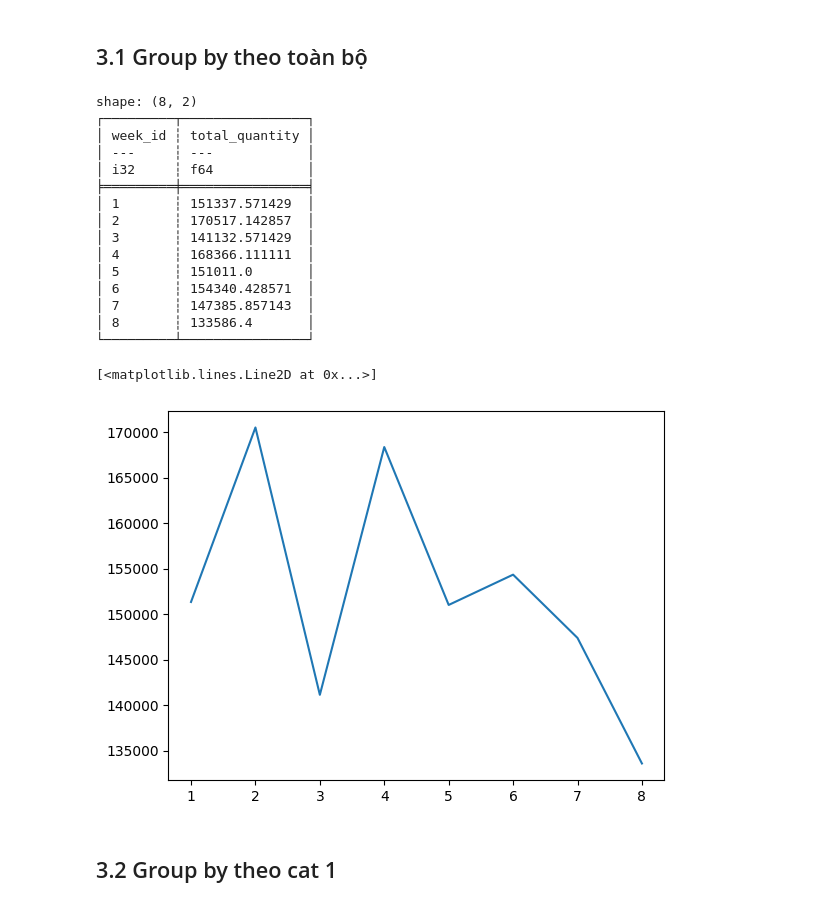
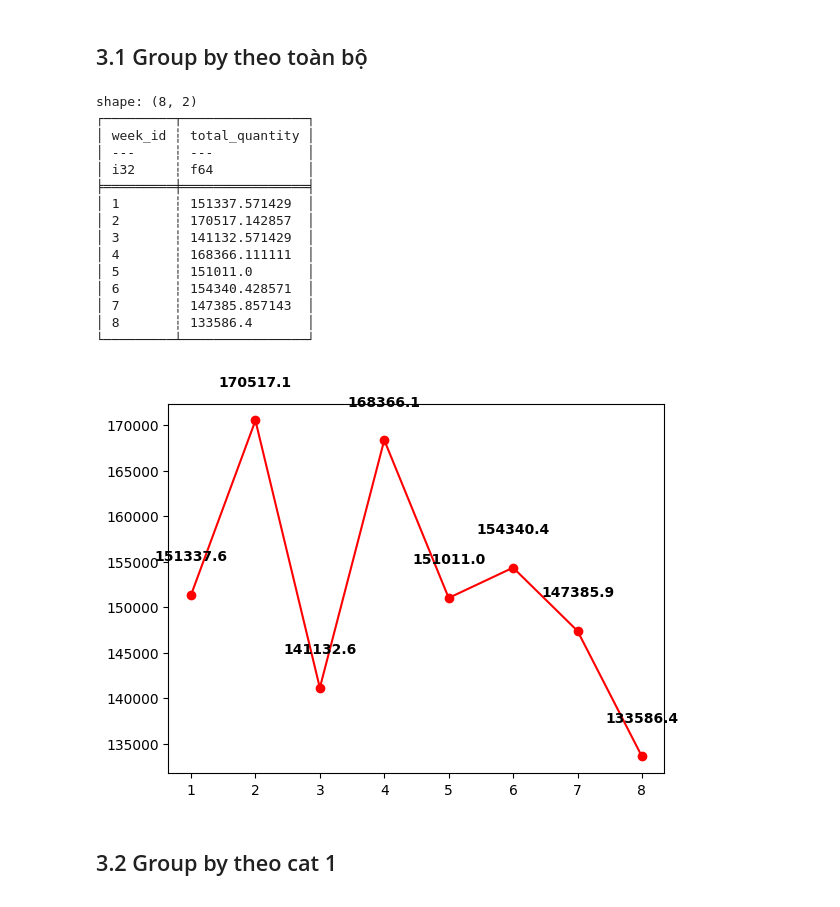
Before and after one commit to PhamThinh-Zoro/Group-3-CS116.Q21.KHTN, a Jupyter notebook: BT4/thinh.ipynb, the cells around one changed output. Cells and saved outputs as stored; diff of their text form; code cells hidden in the pictures.

```diff
--- a/BT4/thinh.ipynb
+++ b/BT4/thinh.ipynb
@@ -99,30 +100,32 @@ shape: (5, 7)
 # %%
 df_combo = df_final.group_by('week_id').agg(
     pl.col("normalized_quantity").sum().alias("total_quantity")
 )
 
 df_combo=df_combo.sort('week_id')
 print(df_combo)
 
-plt.plot(df_combo['week_id'], df_combo['total_quantity'])
+plt.plot(df_combo['week_id'], df_combo['total_quantity'], 'r', marker='o')
+for x, y in zip(df_combo['week_id'], df_combo['total_quantity']):
+        plt.text(x, y + (max(df_combo['total_quantity']) * 0.02), f"{y:.1f}",
+                ha='center', va='bottom', fontsize=10, color='black', fontweight='bold')
 # %% [output]
 shape: (8, 2)
 ┌─────────┬────────────────┐
 │ week_id ┆ total_quantity │
 │ ---     ┆ ---            │
 │ i32     ┆ f64            │
 ╞═════════╪════════════════╡
 │ 1       ┆ 151337.571429  │
 │ 2       ┆ 170517.142857  │
 │ 3       ┆ 141132.571429  │
 │ 4       ┆ 168366.111111  │
 │ 5       ┆ 151011.0       │
 │ 6       ┆ 154340.428571  │
 │ 7       ┆ 147385.857143  │
 │ 8       ┆ 133586.4       │
 └─────────┴────────────────┘
-[<matplotlib.lines.Line2D at 0x...>]
-[figure, old version]
+[figure, new version]
 # %% [markdown]
 ## 3.2 Group by theo cat 1
 # %%
```
Also changed, not shown: parts of 2 cells of this notebook, 1 other file.
